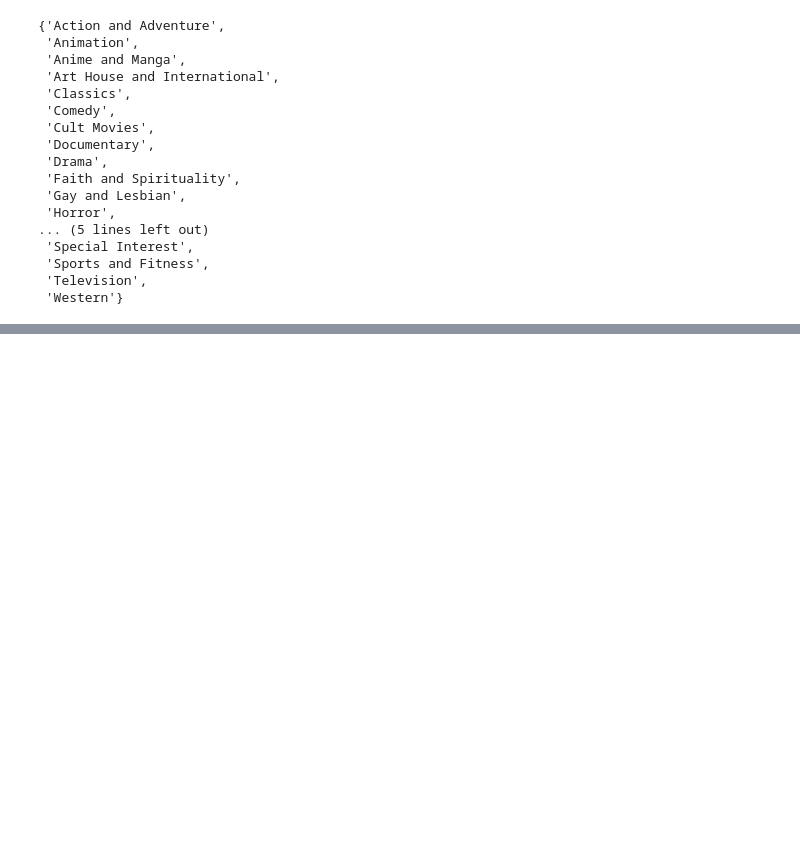
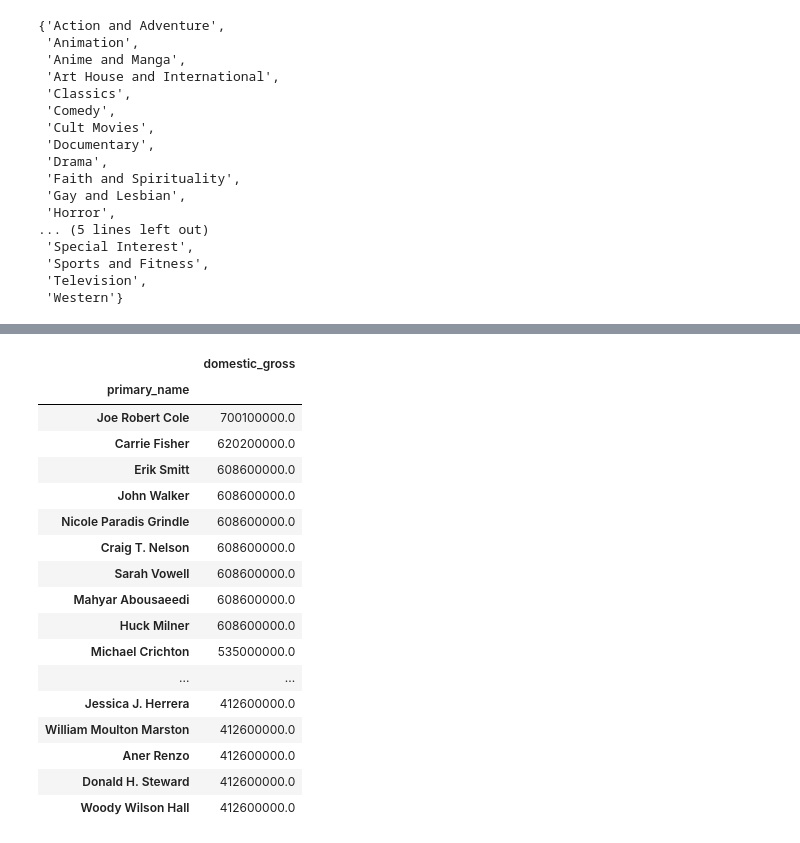
Before and after one commit to DanlBradley/dsc-phase-1-project-v2-3, a Jupyter notebook: daniel.ipynb, the cells around one changed output, grey strips where cells are left out. Saved outputs shown, nothing was run; the diff lists cells and outputs as text; code cells hidden in the pictures; blank space fills up the shorter version.

```diff
--- a/daniel.ipynb
+++ b/daniel.ipynb
@@ -216,0 +228,23 @@ tomato_movieinfo_df_reviews_merged.loc[:,'Comedy':'Cult Movies']
+# %%
+profit_by_job = profit_by_job[['primary_name','category','title','domestic_gross','foreign_gross']]
+# %%
+profit_by_job[['primary_name','domestic_gross']].groupby(['primary_name']).mean().sort_values(by = 'domestic_gross', ascending = False).dropna().head(30)
+# %% [output]
+|  | domestic_gross |
+| primary_name |  |
+| Joe Robert Cole | 700100000.0 |
+| Carrie Fisher | 620200000.0 |
+| Erik Smitt | 608600000.0 |
+| John Walker | 608600000.0 |
+| Nicole Paradis Grindle | 608600000.0 |
+| Craig T. Nelson | 608600000.0 |
+| Sarah Vowell | 608600000.0 |
+| Mahyar Abousaeedi | 608600000.0 |
+| Huck Milner | 608600000.0 |
+| Michael Crichton | 535000000.0 |
+| ... | ... |
+| Jessica J. Herrera | 412600000.0 |
+| William Moulton Marston | 412600000.0 |
+| Aner Renzo | 412600000.0 |
+| Donald H. Steward | 412600000.0 |
+| Woody Wilson Hall | 412600000.0 |
```
Also changed, not shown: parts of 17 cells of this notebook.
